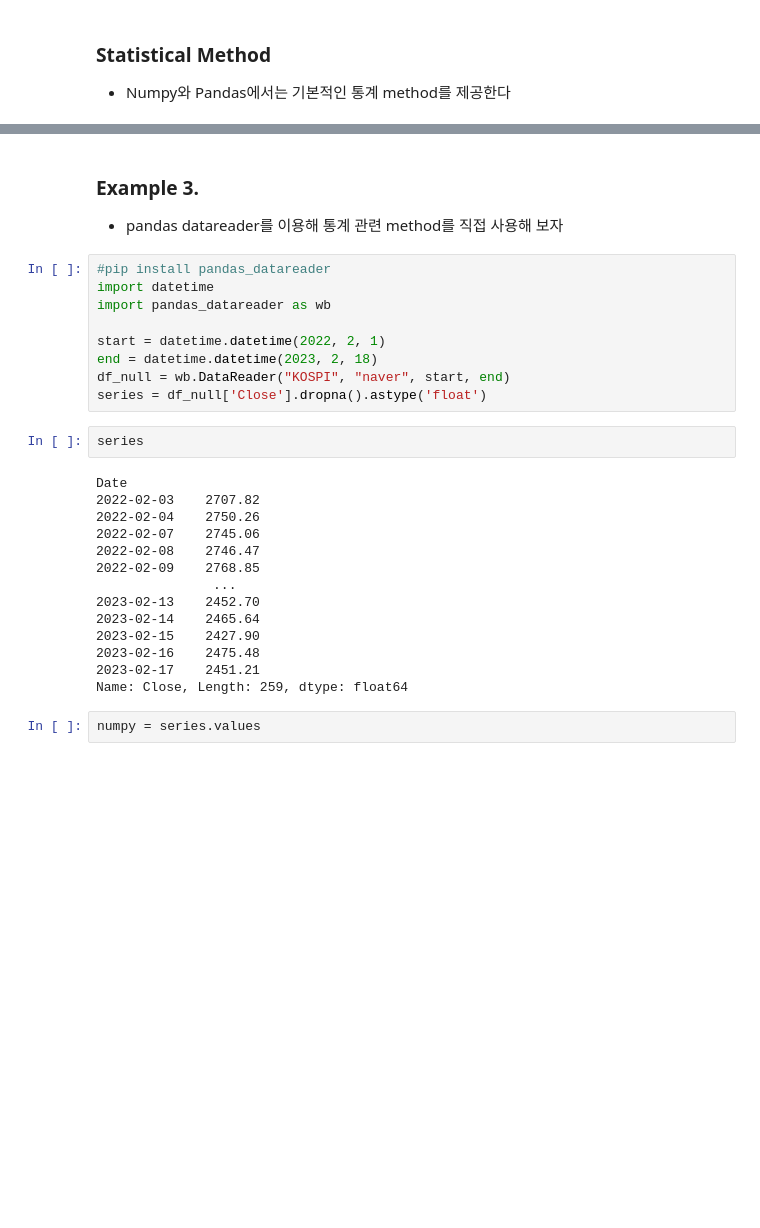
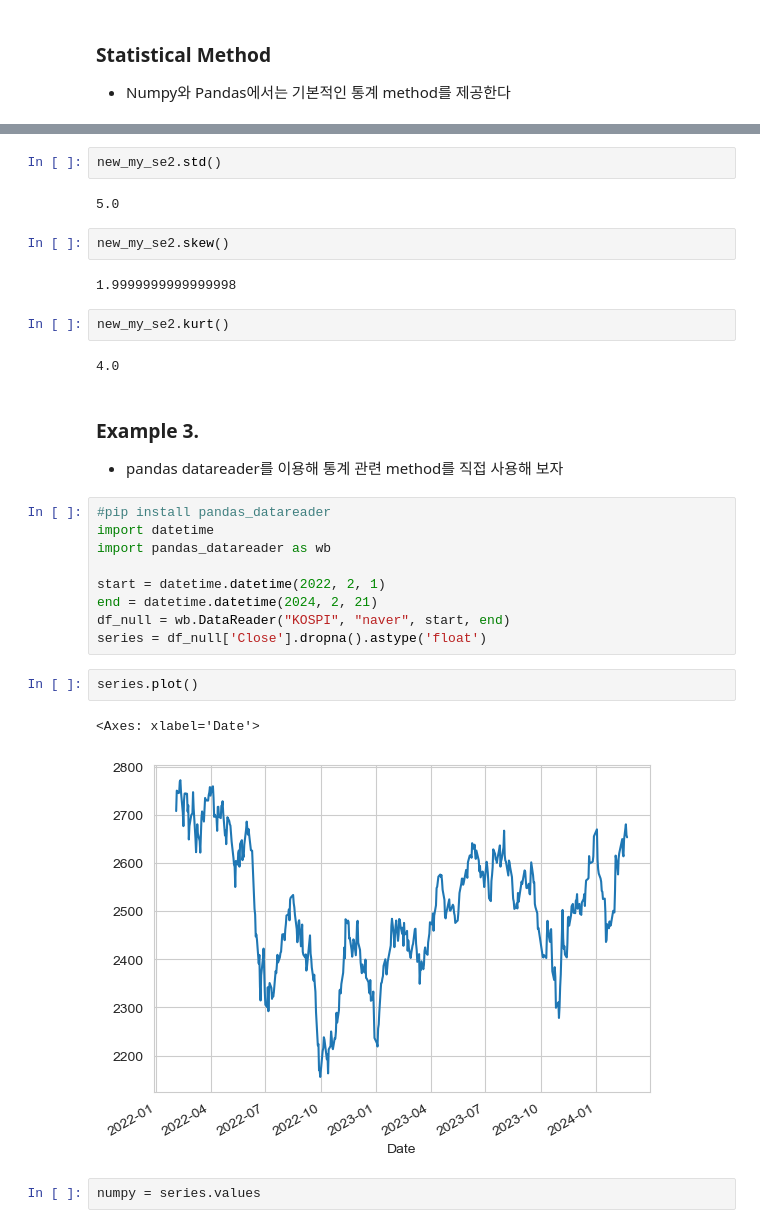
Before and after one commit to QuantifiSogang/2024PythonForFinance, a Jupyter notebook: notes/06 Series.ipynb, the cells around one changed output, grey strips where cells are left out. Drawn from its saved outputs; the diff is of its cells as text; blank space fills up the shorter version.

```diff
--- a/notes/06 Series.ipynb
+++ b/notes/06 Series.ipynb
@@ -283,3 +313,15 @@ dtype: float64
+# %%
+new_my_se2.std()
+# %% [output]
+5.0
+# %%
+new_my_se2.skew()
+# %% [output]
+1.9999999999999998
+# %%
+new_my_se2.kurt()
+# %% [output]
+4.0
 # %% [markdown]
 ### Example 3.
 - pandas datareader를 이용해 통계 관련 method를 직접 사용해 보자
@@ -289,25 +331,14 @@ import datetime
 import pandas_datareader as wb
 
 start = datetime.datetime(2022, 2, 1)
-end = datetime.datetime(2023, 2, 18)
+end = datetime.datetime(2024, 2, 21)
 df_null = wb.DataReader("KOSPI", "naver", start, end)
 series = df_null['Close'].dropna().astype('float')
 # %%
-series
+series.plot()
 # %% [output]
-Date
-2022-02-03    2707.82
-2022-02-04    2750.26
-2022-02-07    2745.06
-2022-02-08    2746.47
-2022-02-09    2768.85
-               ...
-2023-02-13    2452.70
-2023-02-14    2465.64
-2023-02-15    2427.90
-2023-02-16    2475.48
-2023-02-17    2451.21
-Name: Close, Length: 259, dtype: float64
+<Axes: xlabel='Date'>
+[figure, added]
 # %%
 numpy = series.values
 # %%
```
Also changed, not shown: parts of 19 cells of this notebook, 7 other files.
